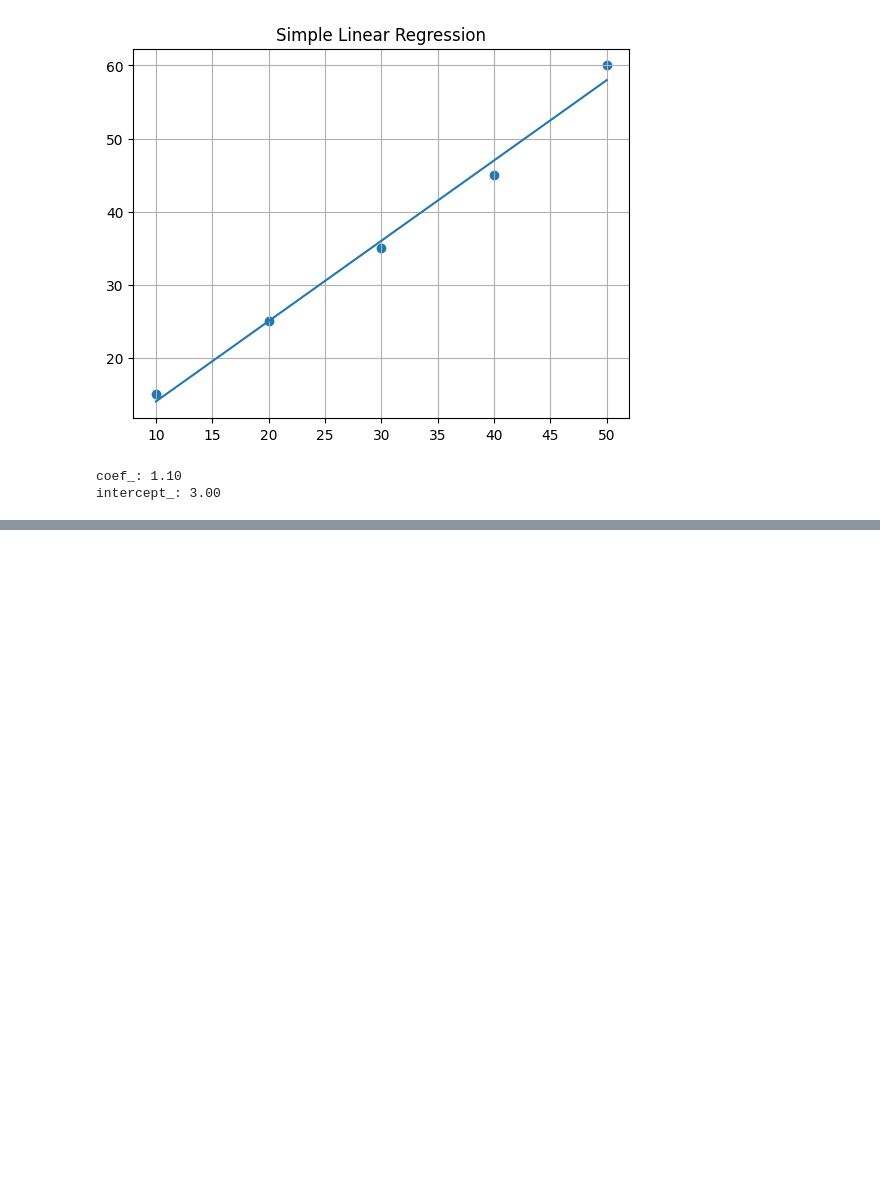
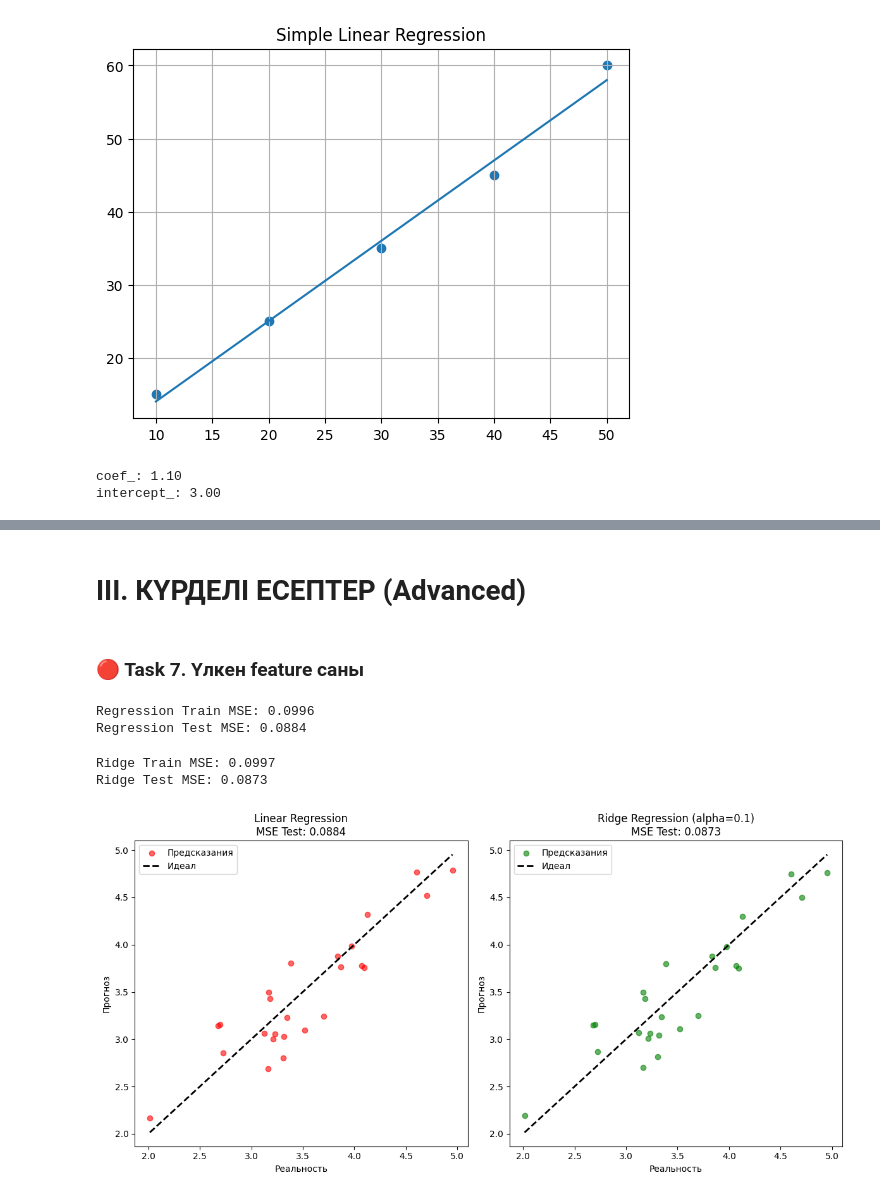
Before and after one commit to ZED-or-ZERO/Notes-on-ML-Courses., a Jupyter notebook: ML Course from ItechResearch/Lecture Tasks/Lecture_8.ipynb, the cells around one changed output, grey strips where cells are left out. Saved outputs shown, nothing was run; the diff lists cells and outputs as text; code cells hidden in the pictures; blank space fills up the shorter version.

```diff
--- a/ML Course from ItechResearch/Lecture Tasks/Lecture_8.ipynb
+++ b/ML Course from ItechResearch/Lecture Tasks/Lecture_8.ipynb
@@ -79,0 +219,69 @@ intercept_: 3.00
+# %% [markdown]
+# III. КҮРДЕЛІ ЕСЕПТЕР (Advanced)
+# %% [markdown]
+### 🔴 Task 7. Үлкен feature саны
+# %%
+np.random.seed(42)
+x_multi = np.random.rand(100, 10)
+y_multi = x_multi @ np.random.rand(10) + np.random.rand(100)
+
+x_train_c, x_test_c, y_train_c, y_test_c = train_test_split(x_multi, y_multi)
+# %%
+model_c = LinearRegression()
+model_c.fit(x_train_c, y_train_c)
+
+y_train_period_c = model_c.predict(x_train_c)
+y_test_period_c = model_c.predict(x_test_c)
+
+mse_train_c = mean_squared_error(y_train_c, y_train_period_c)
+mse_test_c = mean_squared_error(y_test_c, y_test_period_c)
+
+print(f"Regression Train MSE: {mse_train_c:.4f}")
+print(f"Regression Test MSE: {mse_test_c:.4f}")
+# %% [output]
+Regression Train MSE: 0.0996
+Regression Test MSE: 0.0884
+# %%
+model_ridge_c = Ridge(alpha=0.1)
+model_ridge_c.fit(x_train_c, y_train_c)
+
+y_train_period_ridge_c = model_ridge_c.predict(x_train_c)
+y_test_period_ridge_c = model_ridge_c.predict(x_test_c)
+
+mse_train_ridge_c = mean_squared_error(y_train_c, y_train_period_ridge_c)
+mse_test_ridge_c = mean_squared_error(y_test_c, y_test_period_ridge_c)
+
+print(f"Ridge Train MSE: {mse_train_ridge_c:.4f}")
+print(f"Ridge Test MSE: {mse_test_ridge_c:.4f}")
+# %% [output]
+Ridge Train MSE: 0.0997
+Ridge Test MSE: 0.0873
+# %%
+import matplotlib.pyplot as plt
+
+# 1. Создаем область для рисования
+plt.figure(figsize=(12, 6))
+
+# 2. График для обычной Линейной Регрессии (model_c)
+plt.subplot(1, 2, 1)
+plt.scatter(y_test_c, y_test_period_c, color='red', alpha=0.6, label='Предсказания')
+# Рисуем идеальную линию, где прогноз = реальности
+plt.plot([y_test_c.min(), y_test_c.max()], [y_test_c.min(), y_test_c.max()], 'k--', lw=2, label='Идеал')
+plt.title(f'Linear Regression\nMSE Test: {mse_test_c:.4f}')
+plt.xlabel('Реальность')
+plt.ylabel('Прогноз')
+plt.legend()
+
+# 3. График для Ridge Регрессии (model_ridge_c)
+plt.subplot(1, 2, 2)
+plt.scatter(y_test_c, y_test_period_ridge_c, color='green', alpha=0.6, label='Предсказания')
+plt.plot([y_test_c.min(), y_test_c.max()], [y_test_c.min(), y_test_c.max()], 'k--', lw=2, label='Идеал')
+plt.title(f'Ridge Regression (alpha=0.1)\nMSE Test: {mse_test_ridge_c:.4f}')
+plt.xlabel('Реальность')
+plt.ylabel('Прогноз')
+plt.legend()
+
+plt.tight_layout()
+plt.show()
+# %% [output]
+[figure, added]
```
Also changed, not shown: parts of 23 cells of this notebook, 3 other files.
